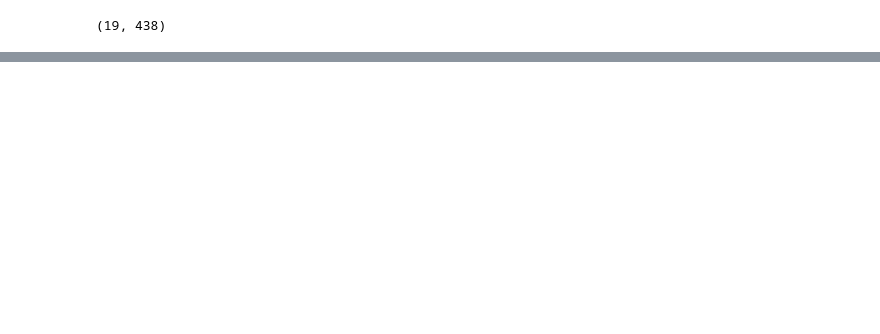
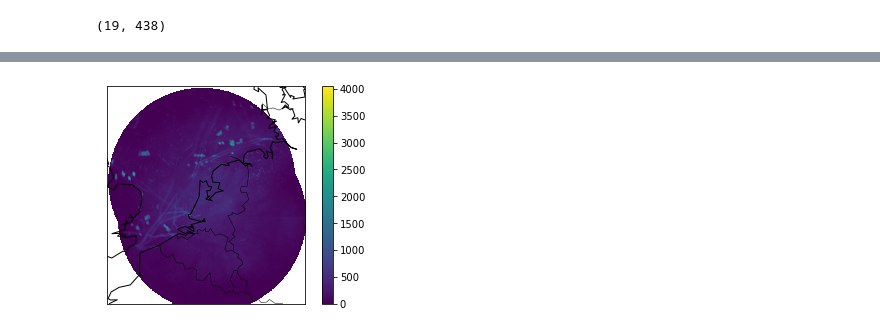
Before and after one commit to KoertS/precipitation-nowcasting-using-GANs, a Jupyter notebook: precipitation_forecasting/freq_exceedence_threshold.ipynb, the cells around one changed output, grey strips where cells are left out. Saved outputs shown, nothing was run; the diff lists cells and outputs as text; code cells hidden in the pictures; blank space fills up the shorter version.

```diff
--- a/precipitation_forecasting/freq_exceedence_threshold.ipynb
+++ b/precipitation_forecasting/freq_exceedence_threshold.ipynb
@@ -177,0 +208,4 @@ np.unravel_index(ind, (765,700))
+# %%
+plot_on_map(count_exceed[0], ftype='.h5')
+# %% [output]
+[figure, added]
```
Also changed, not shown: parts of 18 cells of this notebook, 3 other files.
